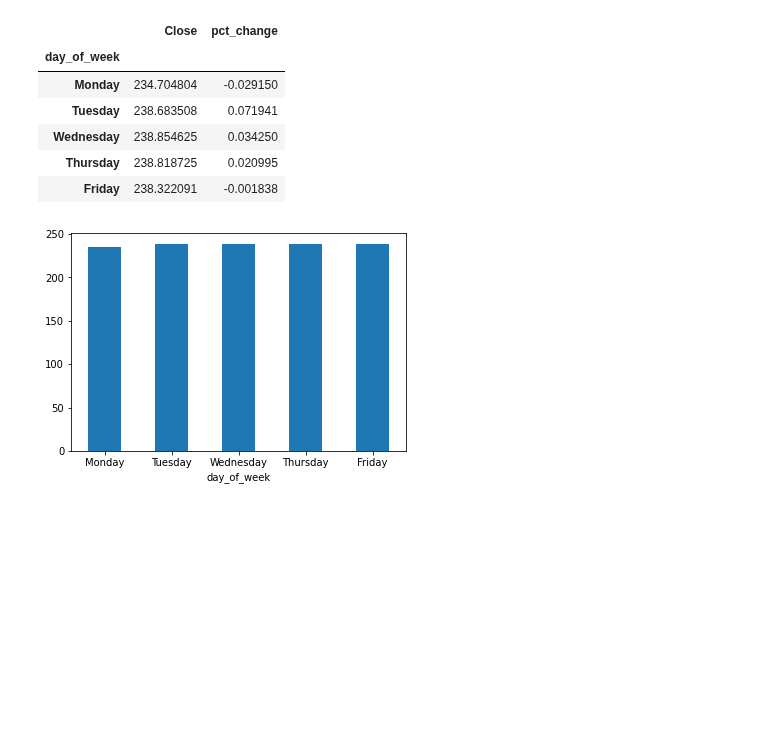
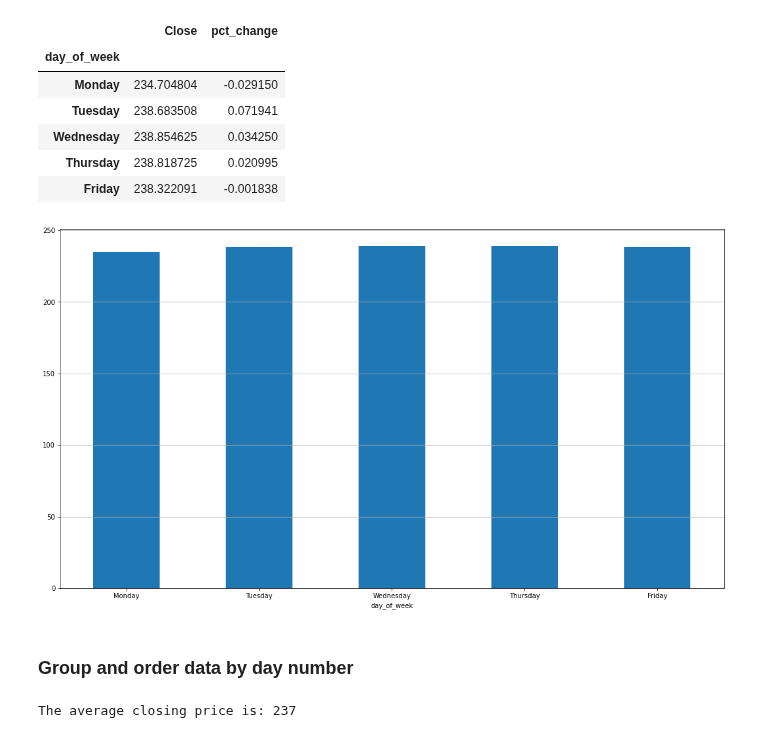
Before and after one commit to eshraongithub/global_sustainable_equity_fund_etl_and_time_series_forecasting, a Jupyter notebook: gesf_descriptive_analysis.ipynb, the cells around one changed output. Drawn from its saved outputs; the diff is of its cells as text; code cells hidden in the pictures; blank space fills up the shorter version.

Commit message:
Add month of year and day number to descriptive analysis

```diff
--- a/gesf_descriptive_analysis.ipynb
+++ b/gesf_descriptive_analysis.ipynb
@@ -16,10 +16,12 @@ import matplotlib.pyplot as plt
 ## Read data and reorder columns
 # %%
 gsef= pd.read_csv('gsef_output/historical_gsef.csv', parse_dates=['Date'], dayfirst=True)
+gsef['month_of_year'] = pd.to_datetime(gsef['Date']).dt.month_name()
 gsef['day_of_week'] = pd.to_datetime(gsef['Date']).dt.day_name()
+gsef['day_number'] = pd.to_datetime(gsef['Date']).dt.day
 
 cols = gsef.columns.tolist()
 
-cols = cols[:1] + cols[3:4] + cols[1:3]
+cols = cols[:1] + cols[3:6] + cols[1:3]
 
 gsef = gsef[cols]
@@ -26,7 +62,7 @@ gsef = gsef[cols]
 # %% [markdown]
 ### Group and order data by day of week
 # %%
-week_day= gsef.groupby(['day_of_week']).mean()
+week_day= gsef.groupby(['day_of_week'])[['Close', 'pct_change']].mean()
 week_day = week_day.reset_index(level=0)
 
 day_of_week_order = ['Monday', 'Tuesday', 'Wednesday', 'Thursday', 'Friday', 'Saturday', 'Sunday']
@@ -44,6 +80,26 @@ week_day
 | Thursday | 238.818725 | 0.020995 |
 | Friday | 238.322091 | -0.001838 |
 # %%
-ax = week_day['Close'].plot.bar(rot=0)
+ax_week = week_day['Close'].plot.bar(rot=0, figsize=(18,10))
+
+ax_week.grid('on', which='minor', axis='y')
+ax_week.grid('off', which='major', axis='y')
 # %% [output]
-[figure, old version]
+[figure, new version]
+# %% [markdown]
+### Group and order data by day number
+# %%
+day_number= gsef.groupby(['day_number'])[['Close', 'pct_change']].mean()
+day_number = day_number.reset_index(level=0)
+
+#day_of_week_order = ['Monday', 'Tuesday', 'Wednesday', 'Thursday', 'Friday', 'Saturday', 'Sunday']
+#week_day['day_of_week'] = pd.Categorical(week_day['day_of_week'], categories=day_of_week_order, ordered=True)
+day_number = day_number.sort_values('day_number').reset_index(drop=True)
+day_number.set_index('day_number', inplace=True)
+
+#day_number
+
+average_day_number = int(day_number['Close'].mean())
+print("The average closing price is: {}".format(average_day_number))
+# %% [output]
+The average closing price is: 237
```
Also changed, not shown: parts of 7 cells of this notebook, 2 other files.
